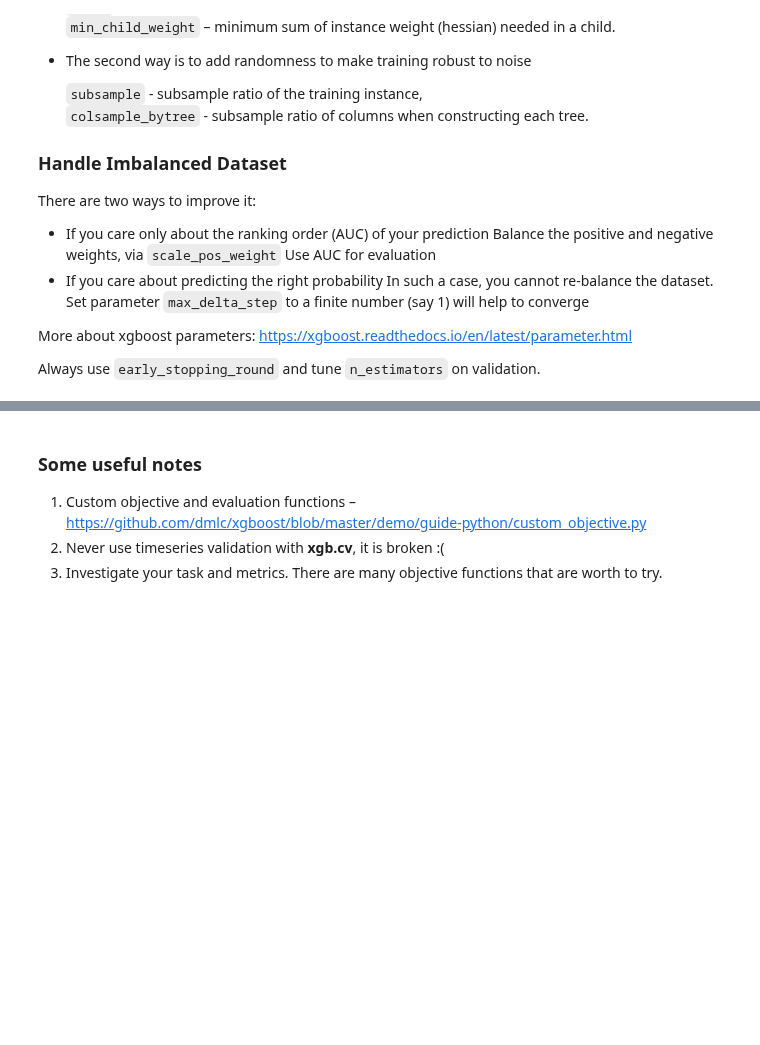
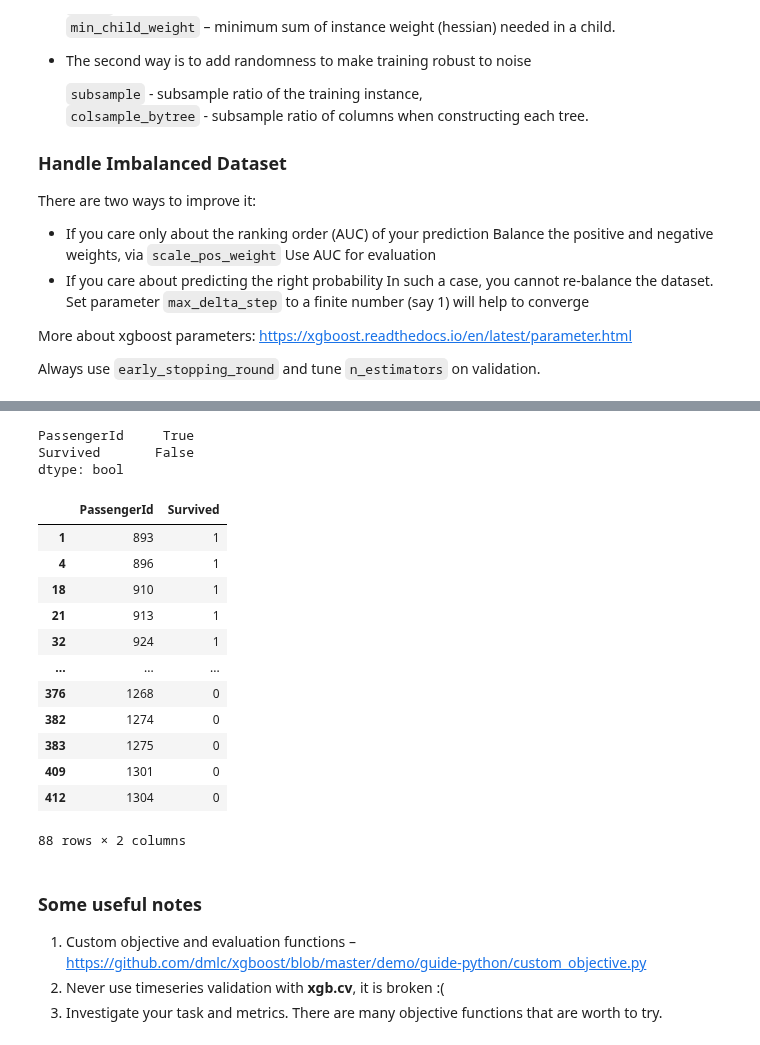
Before and after one commit to varrek/prjct_ml, a Jupyter notebook: hw8_boosting.ipynb, the cells around one changed output, grey strips where cells are left out. Saved outputs shown, nothing was run; the diff lists cells and outputs as text; code cells hidden in the pictures; blank space fills up the shorter version.

```diff
--- a/hw8_boosting.ipynb
+++ b/hw8_boosting.ipynb
@@ -36,5 +79,16 @@ test = pd.read_csv('./data/titanic_test.csv')
 age_avg = test['Age'].mean()
 test[['Age']] = test[['Age']].fillna(age_avg)
 PassengerId = test['PassengerId']
-test_transformed = ct.fit_transform(test)
-test_transformed = pd.DataFrame(test_transformed, columns=ct.get_feature_names_out())
+test_transformed = ct.fit_transform(test[features])
+test_transformed = pd.DataFrame(test_transformed, columns=ct.get_feature_names_out()).astype(np.float64)
+test_transformed = test_transformed.astype({"onehotencoder__Sex_female": int,
+              "onehotencoder__Sex_male": int,
+             "onehotencoder__Pclass_1": int,
+             "onehotencoder__Pclass_2": int,
+             "onehotencoder__Pclass_3": int,
+             "onehotencoder__Embarked_C": int,
+             "onehotencoder__Embarked_Q": int,
+             "onehotencoder__Embarked_S": int,
+             "remainder__SibSp":int,
+             "remainder__Parch": int})
+test_transformed.dtypes
@@ -289,20 +384,22 @@ parameters = {
 parameters = {
     #default
     "objective": "binary:logistic",
-    "n_estimators": 200,
-    "eta": 0.03,
+    "n_estimators": 11,
+    "eta": 0.55,
     "verbosity": 0,
     "nthread": 10,
     "random_seed": 1,
     "eval_metric": "auc",
     # regularization parameters
-    "max_depth": 5,
+    "max_depth": 7,
     "subsample": 0.9,
-    "colsample_bytree": 0.5,
+    "colsample_bytree": 0.8,
+    'colsample_bylevel':0.8,
     "gamma": 2,
-    "reg_lambda": 8,
-    'scale_pos_weight': scale_pos_weight,
-
+    "reg_lambda": 6,
+    "scale_pos_weight": 0.6,
+    "min_child_weight": 0.4,
+    "max_delta_step": 10,
     #lightgbm approach
     "tree_method": "hist",
     "grow_policy": "lossguide",
@@ -321,6 +417,8 @@ get_kfold_accuracy(X, y, parameters)
 # %%
 clf = xgb.XGBClassifier(**parameters, use_label_encoder=False)
 bst = clf.fit(X, y)
+# %%
+y_077990 = pd.read_csv('submission_xgboost_077990.csv')
 # %%
 y_pred = bst.predict(test_transformed)
 submission = pd.DataFrame({
@@ -328,6 +426,27 @@ submission = pd.DataFrame({
         "Survived": y_pred
     })
 submission.to_csv('submission_xgboost.csv', index=False)
+(submission == y_077990).all()
+# %% [output]
+PassengerId     True
+Survived       False
+dtype: bool
+# %%
+pd.concat([y_077990,submission]).drop_duplicates(keep=False)
+# %% [output]
+|  | PassengerId | Survived |
+| 1 | 893 | 1 |
+| 4 | 896 | 1 |
+| 18 | 910 | 1 |
+| 21 | 913 | 1 |
+| 32 | 924 | 1 |
+| ... | ... | ... |
+| 376 | 1268 | 0 |
+| 382 | 1274 | 0 |
+| 383 | 1275 | 0 |
+| 409 | 1301 | 0 |
+| 412 | 1304 | 0 |
+88 rows × 2 columns
 # %% [markdown]
 ### Some useful notes
 
```
Also changed, not shown: parts of 45 cells of this notebook.
